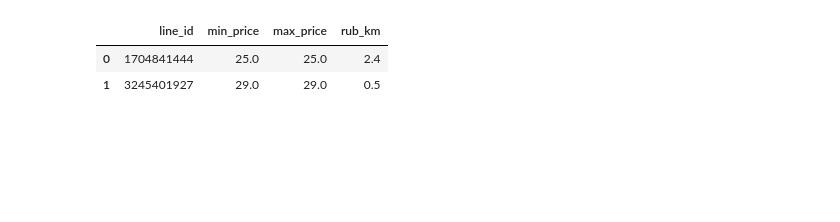
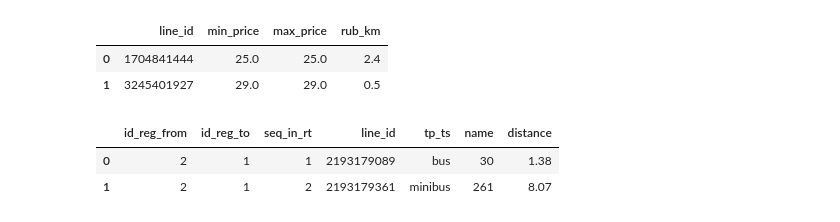
Before and after one commit to ochristm/samara, a Jupyter notebook: routes_betw_transp_reg/price/get_route_price.ipynb, the cells around one changed output. Cells and saved outputs as stored; diff of their text form; code cells hidden in the pictures; blank space fills up the shorter version.

```diff
--- a/routes_betw_transp_reg/price/get_route_price.ipynb
+++ b/routes_betw_transp_reg/price/get_route_price.ipynb
@@ -5 +6,8 @@ import geopandas as gpd
+# %%
+# дата, когда был выгружен файл с последовательностью ТС
+str_date = '20200825_1508'
+# %%
+# чтение файла с последовательностью ТС на маршруте (на каких автобусах доехать от А до В)
+df_rt_mt_all = pd.read_csv('../new_mt_time/res/df_rt_seq_{}.csv'.format(str_date), sep=';',
+                           encoding='utf-8')
 # %%
@@ -73,0 +93,6 @@ df_total_price.head(2)
+# %%
+df_rt_mt_all.head(2)
+# %% [output]
+|  | id_reg_from | id_reg_to | seq_in_rt | line_id | tp_ts | name | distance |
+| 0 | 2 | 1 | 1 | 2193179089 | bus | 30 | 1.38 |
+| 1 | 2 | 1 | 2 | 2193179361 | minibus | 261 | 8.07 |
```
Also changed, not shown: parts of 41 cells of this notebook.
